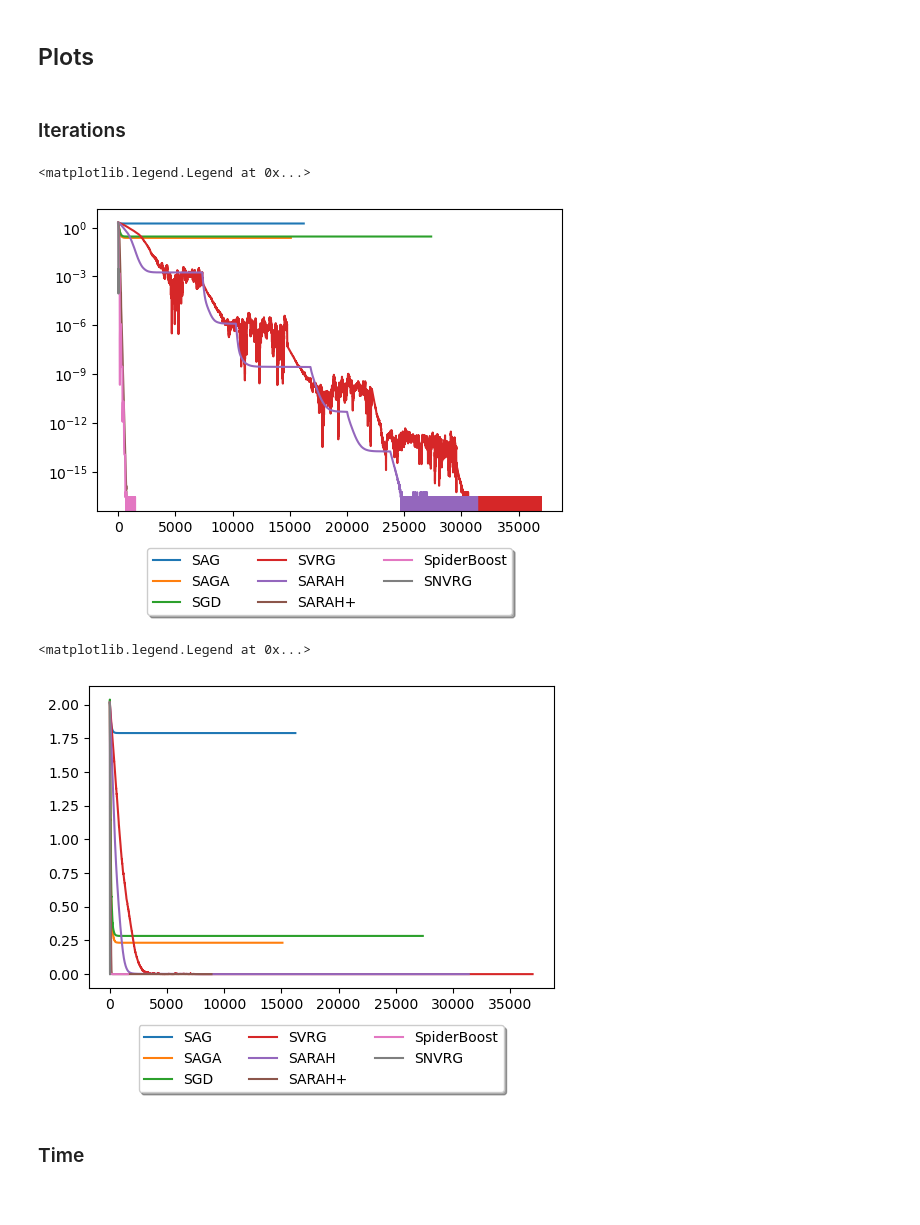
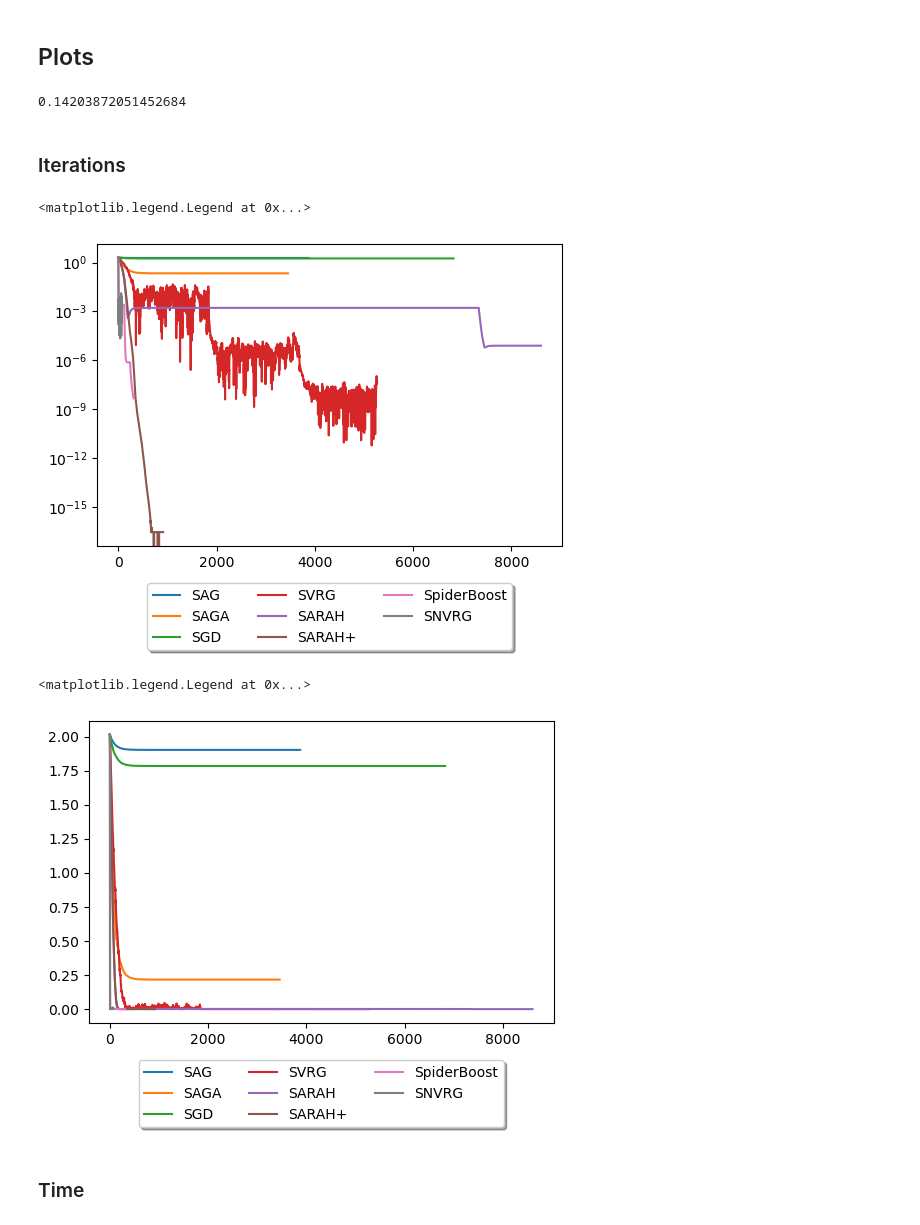
Before and after one commit to AlbertoSinigaglia/optimizer-sarah-spiderboost-snvrg, a Jupyter notebook: optimizers.ipynb, the cells around one changed output. Saved outputs shown, nothing was run; the diff lists cells and outputs as text; code cells hidden in the pictures.

```diff
--- a/optimizers.ipynb
+++ b/optimizers.ipynb
@@ -3,7 +3,8 @@
 # %%
 NUM_ITERS = 1000000
 DPI_PLOTS = 100
-MAX_RUNTIME = 5
+MAX_RUNTIME = 2
+FRAME_ANIMATION = 100
 # %%
 # from  sklearn.datasets import load_diabetes
 from tensorflow import keras
@@ -335,7 +375,7 @@ def updateReferenceGradients(gl_old, wl_new, r, K, Bl):
 
 def oneEpochSNVRG(w, M):
     w = np.copy(w)
-    K = 4
+    K = 2
     B = 128
     b = 2
     Bl = np.array([B/(b**(i+1)) for i in range(K+1)]).astype("int")
@@ -370,11 +410,13 @@ def oneEpochSNVRG(w, M):
 w = np.copy(starting_point)
 w_previous = np.zeros(data.shape[1])
 
-track_mse_snvrg = [loss(data, w, targets)]
+track_error_snvrg = [loss(data, w, targets)]
 track_time_snvrg = [0]
+track_w_snvrg = [w]
+time_counter = time.time()
 
 start =  time.time()
-M = 10
+M = 0.8
 
 for i in range(np.random.randint(NUM_ITERS)):
     if MAX_RUNTIME and MAX_RUNTIME < time.time() - start:
@@ -383,6 +425,9 @@ for i in range(np.random.randint(NUM_ITERS)):
     y_s, w = oneEpochSNVRG(w, M)
 
     track_time_snvrg.append(time.time() - start)
-    track_mse_snvrg.append(loss(data, w, targets))
+    track_error_snvrg.append(loss(data, w, targets))
+    if (time.time() - time_counter) > MAX_RUNTIME / FRAME_ANIMATION :
+        time_counter = time.time()
+        track_w_snvrg.append(w)
 # %%
 import matplotlib.pyplot as plt
@@ -395,40 +477,57 @@ plt.plot(track_mse_snvrg)
+# %%
+min = np.min(
+    np.concatenate((
+        track_error_sarah,
+        track_error_sarah_plus,
+        track_error_snvrg,
+        track_error_sag,
+        track_error_saga,
+        track_error_snvrg,
+        track_error_spider_boost,
+        track_error_sgd
+    ))
+)
+# %%
+min
+# %% [output]
+0.14203872051452684
 # %% [markdown]
 ### Iterations
 # %%
 import matplotlib.pyplot as plt
 plt.figure(dpi=DPI_PLOTS)
 
-plt.semilogy(track_mse_sag - np.min(track_mse_sarah))
-plt.semilogy(track_mse_saga - np.min(track_mse_sarah))
-plt.semilogy(track_mse_sgd - np.min(track_mse_sarah))
-plt.semilogy(track_mse_svrg - np.min(track_mse_sarah))
-plt.semilogy(track_mse_sarah - np.min(track_mse_sarah))
-plt.semilogy(track_mse_sarah_plus - np.min(track_mse_sarah))
-plt.semilogy(track_mse_spider_boost - np.min(track_mse_sarah))
-plt.semilogy(track_mse_snvrg - np.min(track_mse_sarah))
+plt.semilogy(track_error_sag - min)
+plt.semilogy(track_error_saga - min)
+plt.semilogy(track_error_sgd - min)
+plt.semilogy(track_error_svrg - min)
+plt.semilogy(track_error_sarah - min)
+plt.semilogy(track_error_sarah_plus - min)
+plt.semilogy(track_error_spider_boost - min)
+plt.semilogy(track_error_snvrg - min)
 
 # Put a legend below current axis
 plt.legend(["SAG", "SAGA", "SGD", "SVRG", "SARAH", "SARAH+", "SpiderBoost", "SNVRG"], loc='upper center', bbox_to_anchor=(0.5, -0.1),
           fancybox=True, shadow=True, ncol=3)
 # %% [output]
 <matplotlib.legend.Legend at 0x...>
-[figure, old version]
+[figure, new version]
 # %%
 import matplotlib.pyplot as plt
 plt.figure(dpi=DPI_PLOTS)
-plt.plot(track_mse_sag - np.min(track_mse_sarah))
-plt.plot(track_mse_saga - np.min(track_mse_sarah))
-plt.plot(track_mse_sgd - np.min(track_mse_sarah))
-plt.plot(track_mse_svrg - np.min(track_mse_sarah))
-plt.plot(track_mse_sarah - np.min(track_mse_sarah))
-plt.plot(track_mse_sarah_plus - np.min(track_mse_sarah))
-plt.plot(track_mse_spider_boost - np.min(track_mse_sarah))
-plt.plot(track_mse_snvrg - np.min(track_mse_sarah))
+plt.plot(track_error_sag - min)
+plt.plot(track_error_saga - min)
+plt.plot(track_error_sgd - min)
+plt.plot(track_error_svrg - min)
+plt.plot(track_error_sarah - min)
+plt.plot(track_error_sarah_plus - min)
+plt.plot(track_error_spider_boost - min)
+plt.plot(track_error_snvrg - min)
 plt.legend(["SAG", "SAGA", "SGD", "SVRG", "SARAH", "SARAH+", "SpiderBoost", "SNVRG"], loc='upper center', bbox_to_anchor=(0.5, -0.1),
            fancybox=True, shadow=True, ncol=3)
 # %% [output]
 <matplotlib.legend.Legend at 0x...>
-[figure, old version]
+[figure, new version]
 # %% [markdown]
 ### Time
 # %%
```
Also changed, not shown: parts of 20 cells of this notebook, 1 other file.
